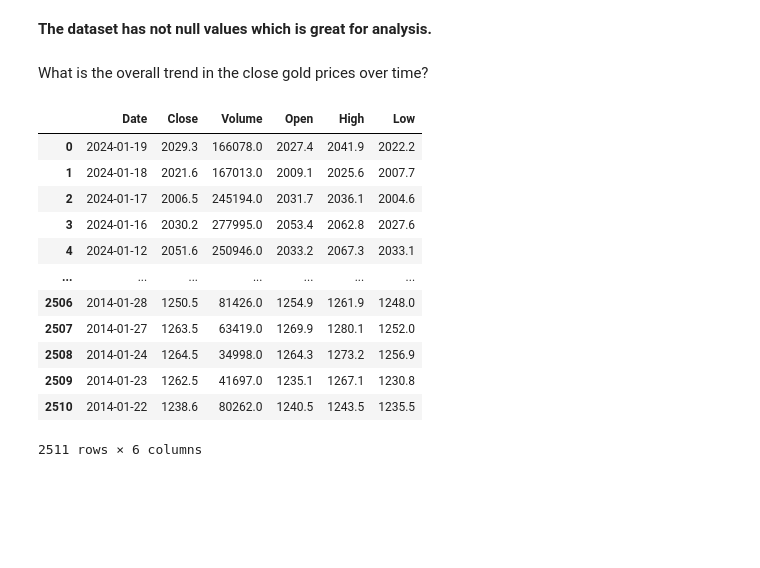
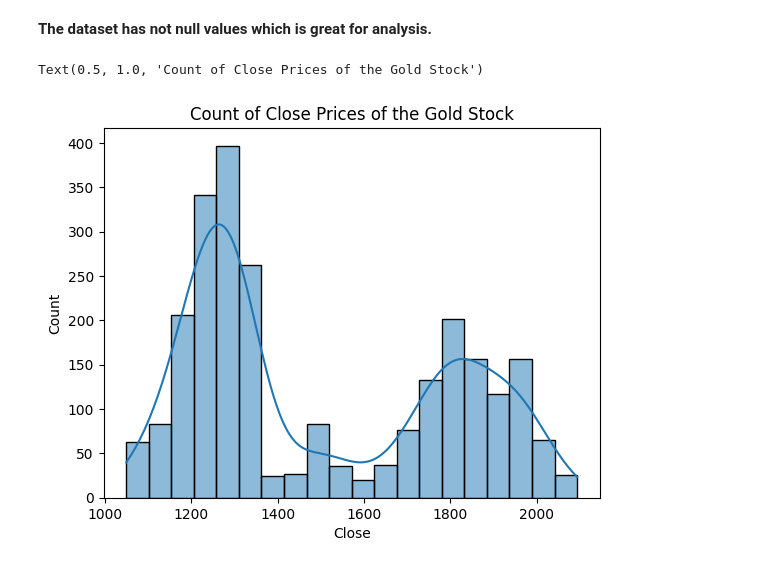
Before and after one commit to mayanksingh-0405/Project, a Jupyter notebook: project.ipynb, the cells around one changed output. Drawn from its saved outputs; the diff is of its cells as text; code cells hidden in the pictures; blank space fills up the shorter version.

```diff
--- a/project.ipynb
+++ b/project.ipynb
@@ -107,21 +107,3 @@ Low       0
 dtype: int64
 # %% [markdown]
 **The dataset has not null values which is great for analysis.**
-# %% [markdown]
-What is the overall trend in the close gold prices over time?
-# %%
-goldstock_df
-# %% [output]
-|  | Date | Close | Volume | Open | High | Low |
-| 0 | 2024-01-19 | 2029.3 | 166078.0 | 2027.4 | 2041.9 | 2022.2 |
-| 1 | 2024-01-18 | 2021.6 | 167013.0 | 2009.1 | 2025.6 | 2007.7 |
-| 2 | 2024-01-17 | 2006.5 | 245194.0 | 2031.7 | 2036.1 | 2004.6 |
-| 3 | 2024-01-16 | 2030.2 | 277995.0 | 2053.4 | 2062.8 | 2027.6 |
-| 4 | 2024-01-12 | 2051.6 | 250946.0 | 2033.2 | 2067.3 | 2033.1 |
-| ... | ... | ... | ... | ... | ... | ... |
-| 2506 | 2014-01-28 | 1250.5 | 81426.0 | 1254.9 | 1261.9 | 1248.0 |
-| 2507 | 2014-01-27 | 1263.5 | 63419.0 | 1269.9 | 1280.1 | 1252.0 |
-| 2508 | 2014-01-24 | 1264.5 | 34998.0 | 1264.3 | 1273.2 | 1256.9 |
-| 2509 | 2014-01-23 | 1262.5 | 41697.0 | 1235.1 | 1267.1 | 1230.8 |
-| 2510 | 2014-01-22 | 1238.6 | 80262.0 | 1240.5 | 1243.5 | 1235.5 |
-2511 rows × 6 columns
@@ -129,0 +110,6 @@ sns.histplot(goldstock_df.)
+# %%
+sns.histplot(goldstock_df['Close'], bins = 20, kde = True)
+plt.title('Count of Close Prices of the Gold Stock')
+# %% [output]
+Text(0.5, 1.0, 'Count of Close Prices of the Gold Stock')
+[figure, added]
```
Also changed, not shown: parts of 2 cells of this notebook.
